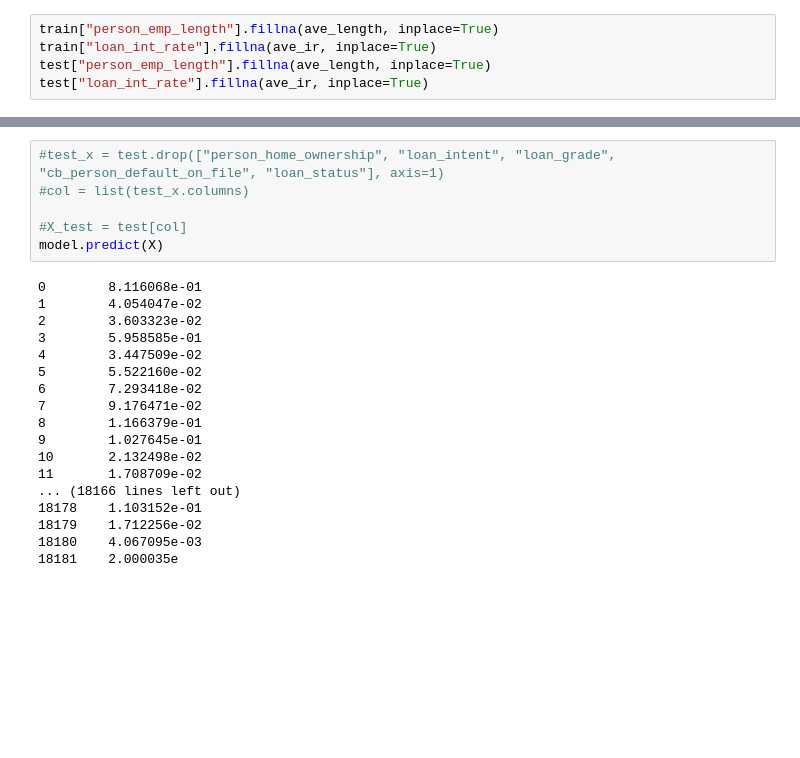
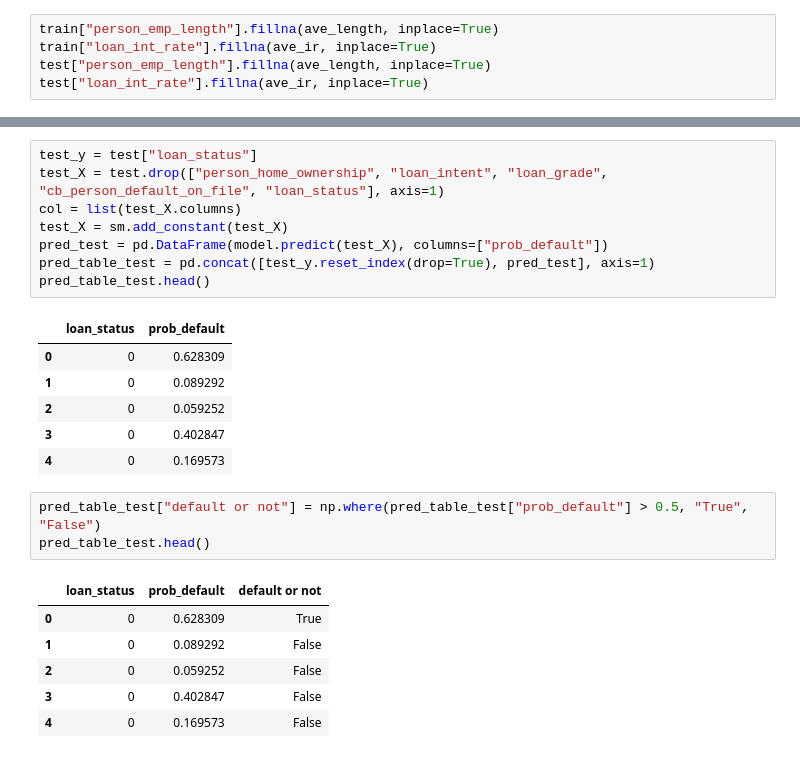
Before and after one commit to Shinan-tech/Credit_default, a Jupyter notebook: credit risk analysis_shinan.ipynb, the cells around one changed output, grey strips where cells are left out. Saved outputs shown, nothing was run; the diff lists cells and outputs as text; blank space fills up the shorter version.

Commit message:
update the prediction result

```diff
--- a/credit risk analysis_shinan.ipynb
+++ b/credit risk analysis_shinan.ipynb
@@ -679,26 +679,27 @@ Logit Regression Results
 | G | 6.7951 | 1.130 | 6.015 | 0.000 | 4.581 | 9.009 |
 | Y | 0.0183 | 0.053 | 0.345 | 0.730 | -0.086 | 0.122 |
 # %%
-#test_x = test.drop(["person_home_ownership", "loan_intent", "loan_grade", "cb_person_default_on_file", "loan_status"], axis=1)
-#col = list(test_x.columns)
-
-#X_test = test[col]
-model.predict(X)
+test_y = test["loan_status"]
+test_X = test.drop(["person_home_ownership", "loan_intent", "loan_grade", "cb_person_default_on_file", "loan_status"], axis=1)
+col = list(test_X.columns)
+test_X = sm.add_constant(test_X)
+pred_test = pd.DataFrame(model.predict(test_X), columns=["prob_default"])
+pred_table_test = pd.concat([test_y.reset_index(drop=True), pred_test], axis=1)
+pred_table_test.head()
 # %% [output]
-0        8.116068e-01
-1        4.054047e-02
-2        3.603323e-02
-3        5.958585e-01
-4        3.447509e-02
-5        5.522160e-02
-6        7.293418e-02
-7        9.176471e-02
-8        1.166379e-01
-9        1.027645e-01
-10       2.132498e-02
-11       1.708709e-02
-... (18166 lines left out)
-18178    1.103152e-01
-18179    1.712256e-02
-18180    4.067095e-03
-18181    2.000035e
+|  | loan_status | prob_default |
+| 0 | 0 | 0.628309 |
+| 1 | 0 | 0.089292 |
+| 2 | 0 | 0.059252 |
+| 3 | 0 | 0.402847 |
+| 4 | 0 | 0.169573 |
+# %%
+pred_table_test["default or not"] = np.where(pred_table_test["prob_default"] > 0.5, "True", "False")
+pred_table_test.head()
+# %% [output]
+|  | loan_status | prob_default | default or not |
+| 0 | 0 | 0.628309 | True |
+| 1 | 0 | 0.089292 | False |
+| 2 | 0 | 0.059252 | False |
+| 3 | 0 | 0.402847 | False |
+| 4 | 0 | 0.169573 | False |
```
Also changed, not shown: parts of 4 cells of this notebook.
